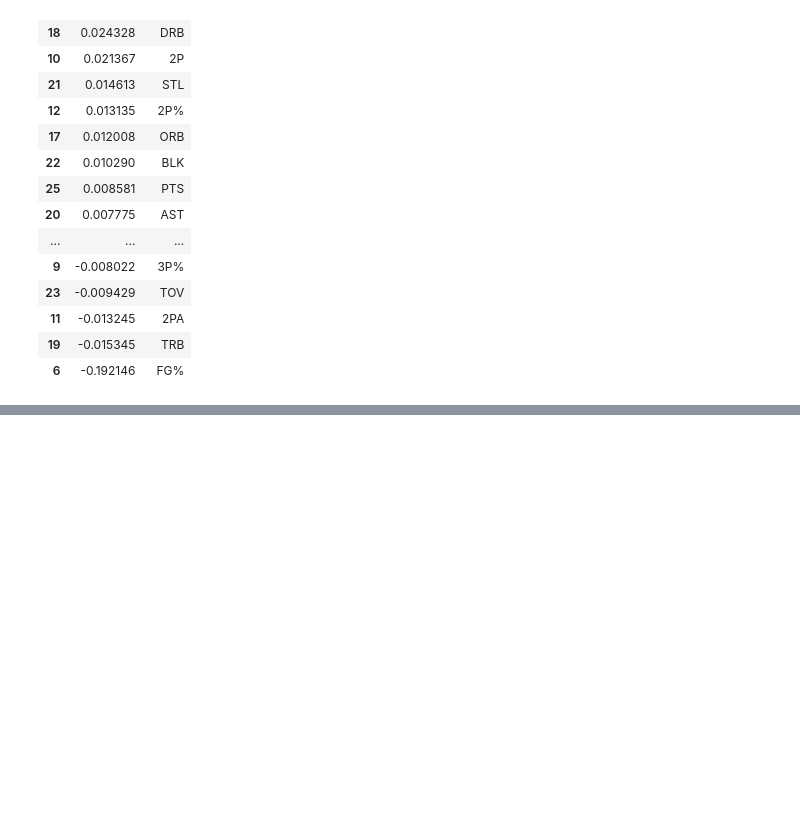
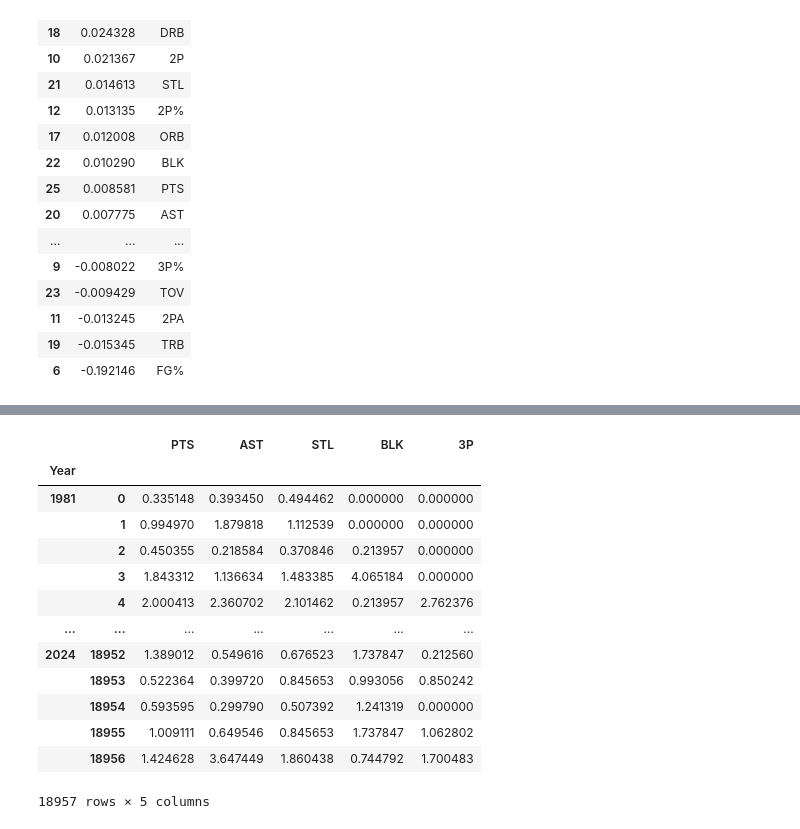
Before and after one commit to SalyanKarki/NBA-MVP-2025, a Jupyter notebook: NBAMVP/machine_learning.ipynb, the cells around one changed output, grey strips where cells are left out. Drawn from its saved outputs; the diff is of its cells as text; code cells hidden in the pictures; blank space fills up the shorter version.

```diff
--- a/NBAMVP/machine_learning.ipynb
+++ b/NBAMVP/machine_learning.ipynb
@@ -317,0 +341,17 @@ pd.concat([pd.Series(reg.coef_), pd.Series(predictors)], axis=1).sort_values(0,
+# %%
+stats_ratios
+# %% [output]
+|  |  | PTS | AST | STL | BLK | 3P |
+| Year |  |  |  |  |  |  |
+| 1981 | 0 | 0.335148 | 0.393450 | 0.494462 | 0.000000 | 0.000000 |
+|  | 1 | 0.994970 | 1.879818 | 1.112539 | 0.000000 | 0.000000 |
+|  | 2 | 0.450355 | 0.218584 | 0.370846 | 0.213957 | 0.000000 |
+|  | 3 | 1.843312 | 1.136634 | 1.483385 | 4.065184 | 0.000000 |
+|  | 4 | 2.000413 | 2.360702 | 2.101462 | 0.213957 | 2.762376 |
+| ... | ... | ... | ... | ... | ... | ... |
+| 2024 | 18952 | 1.389012 | 0.549616 | 0.676523 | 1.737847 | 0.212560 |
+|  | 18953 | 0.522364 | 0.399720 | 0.845653 | 0.993056 | 0.850242 |
+|  | 18954 | 0.593595 | 0.299790 | 0.507392 | 1.241319 | 0.000000 |
+|  | 18955 | 1.009111 | 0.649546 | 0.845653 | 1.737847 | 1.062802 |
+|  | 18956 | 1.424628 | 3.647449 | 1.860438 | 0.744792 | 1.700483 |
+18957 rows × 5 columns
```
Also changed, not shown: parts of 10 cells of this notebook.
